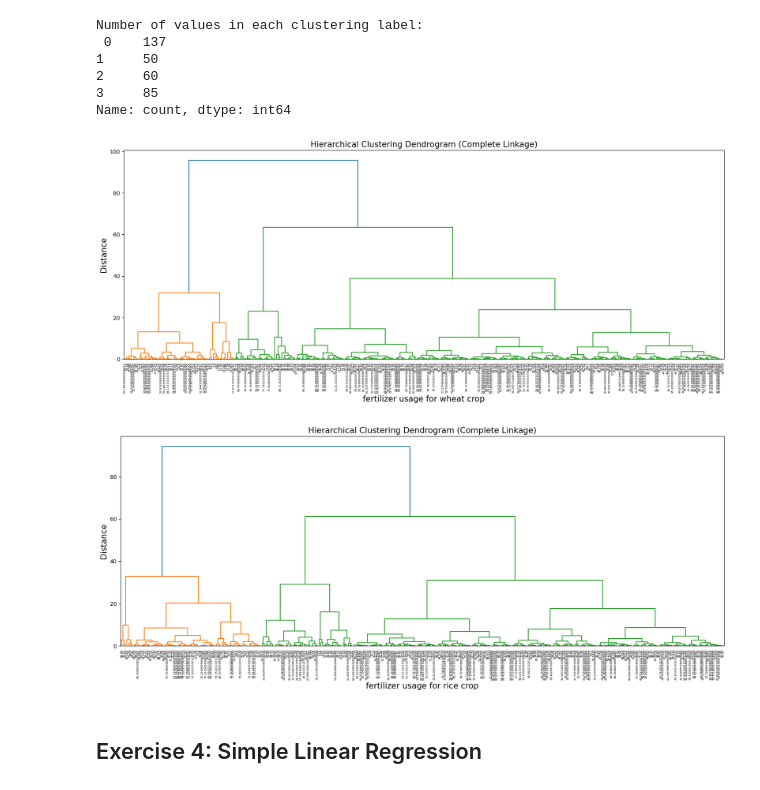
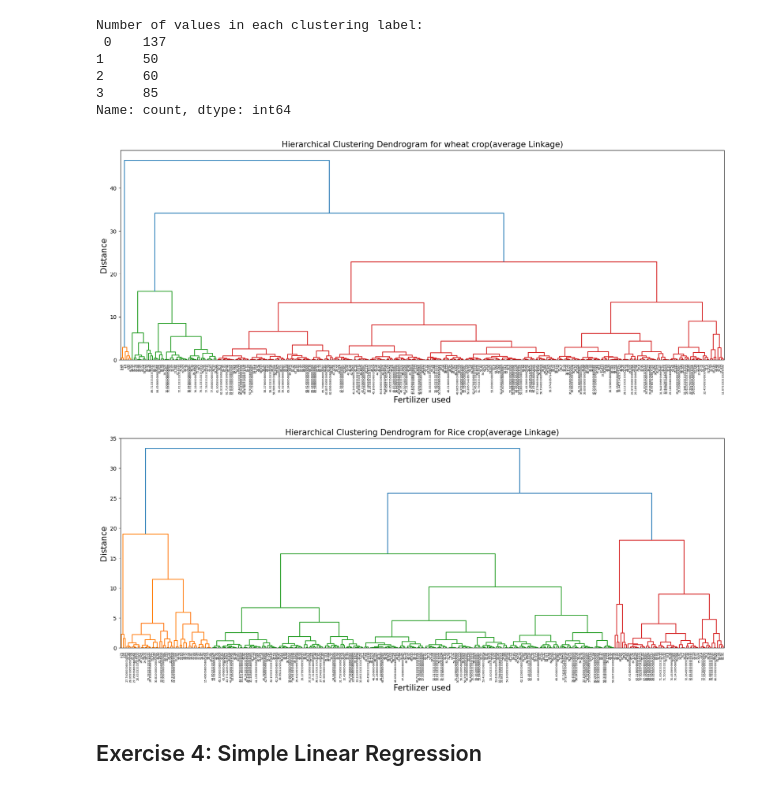
Before and after one commit to LemdjoM/Arduino, a Jupyter notebook: Assignment/assignment.ipynb, the cells around one changed output. Saved outputs shown, nothing was run; the diff lists cells and outputs as text; code cells hidden in the pictures.

```diff
--- a/Assignment/assignment.ipynb
+++ b/Assignment/assignment.ipynb
@@ -273,41 +278,47 @@ Name: count, dtype: int64
 # %%
 # Question 8: Hierarchical Clustering for Wheat
 # Don't forget to reshape the values with numpy
 
 plt.figure(figsize=(20, 7))
-plt.title('Hierarchical Clustering Dendrogram (Complete Linkage)', fontsize=15)
-plt.xlabel('fertilizer usage for wheat crop', fontsize=15)
+plt.title('Hierarchical Clustering Dendrogram for wheat crop(average Linkage)', fontsize=15)
+plt.xlabel('Fertilizer used', fontsize=15)
 plt.ylabel('Distance', fontsize=15)
 
-# To make the plot easier to read, let's only keep the unique spending score values.
-X = np.reshape(np.unique(X_2_w), (-1, 1))
+# Ensure unique values and reshape properly
+X_sorted = np.sort(np.unique(X_2_w))  # Sort fertilizer values
+X_reshaped = X_sorted.reshape(-1, 1)  # Reshape for clustering
 
-# Provide the linkage method we want and the chosen distance metric.
-W_w = linkage(X, method='complete', metric='euclidean')
-dendrogram(W_w, labels=X.reshape(-1)) # compute the dendogram according the linkage
+# Perform hierarchical clustering
+W_w = linkage(X_reshaped, method="average", metric="euclidean")
+
+# Generate dendrogram with correct labeling
+dendrogram(W_w, labels=X_sorted, orientation="top")
 
 plt.show()
 # %% [output]
-[figure, old version]
+[figure, new version]
 # %%
 # Question 8: Hierarchical Clustering for Rice
 # Don't forget to reshape the values with numpy
 
 plt.figure(figsize=(20, 7))
-plt.title('Hierarchical Clustering Dendrogram (Complete Linkage)', fontsize=15)
-plt.xlabel('fertilizer usage for rice crop', fontsize=15)
+plt.title('Hierarchical Clustering Dendrogram for Rice crop(average Linkage)', fontsize=15)
+plt.xlabel('Fertilizer used', fontsize=15)
 plt.ylabel('Distance', fontsize=15)
 
-# To make the plot easier to read, let's only keep the unique spending score values.
-X_2 = np.reshape(np.unique(X_2_r), (-1, 1))
+# Ensure unique values and reshape properly
+X_sorted = np.sort(np.unique(X_2_r))  # Sort fertilizer values
+X_reshaped = X_sorted.reshape(-1, 1)  # Reshape for clustering
 
-# Provide the linkage method we want and the chosen distance metric.
-W_r = linkage(X_2, method='complete', metric='euclidean')
-dendrogram(W_r, labels=X_2.reshape(-1)) # compute the dendogram according the linkage
+# Perform hierarchical clustering
+W_r = linkage(X_reshaped, method="average", metric="euclidean")
+
+# Generate dendrogram with correct labeling
+dendrogram(W_r, labels=X_sorted, orientation="top")
 
 plt.show()
 # %% [output]
-[figure, old version]
+[figure, new version]
 # %% [markdown]
 ## Exercise 4: Simple Linear Regression
 # %% [markdown]
```
Also changed, not shown: parts of 16 cells of this notebook.
